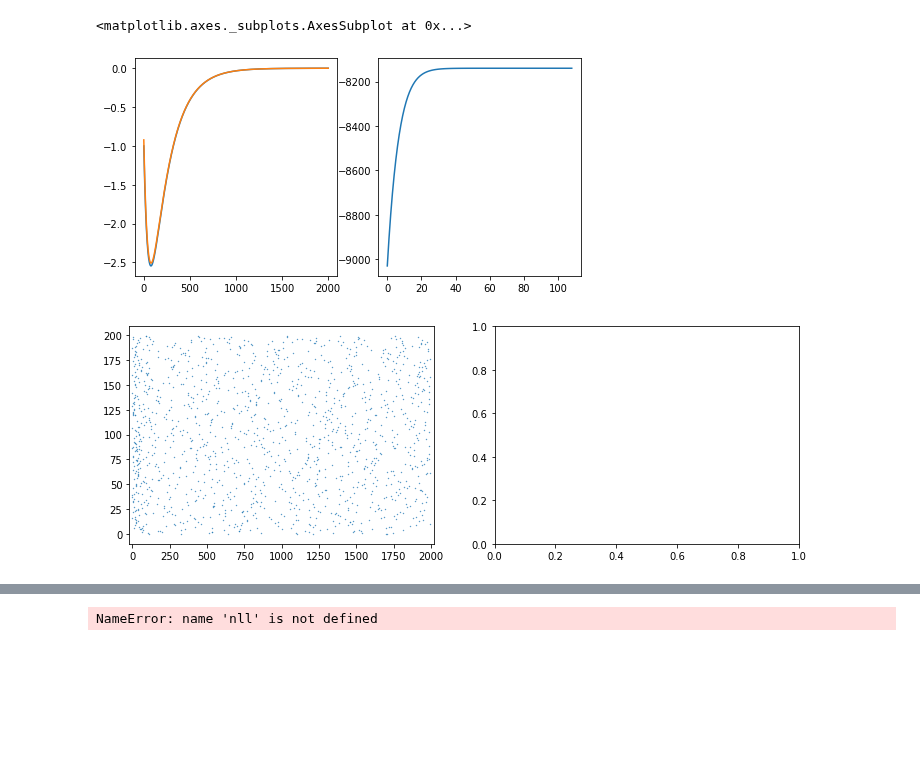
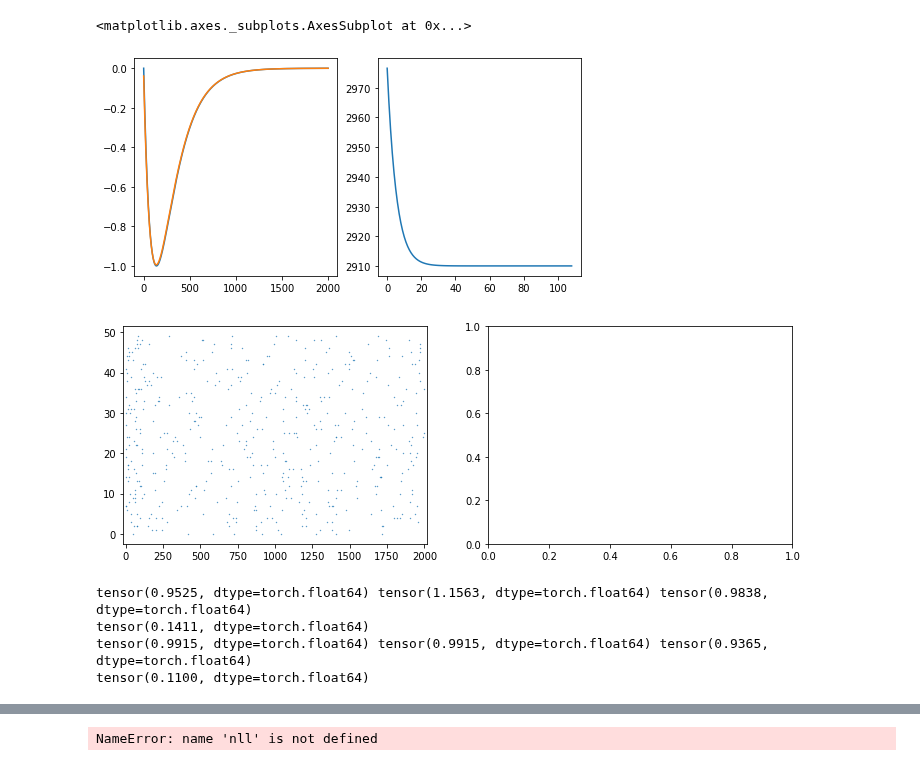
Before and after one commit to diegoarri91/mmd-glm, a Jupyter notebook: cool_stuff/thing.ipynb, the cells around one changed output, grey strips where cells are left out. Saved outputs shown, nothing was run; the diff lists cells and outputs as text; code cells hidden in the pictures; blank space fills up the shorter version.

```diff
--- a/cool_stuff/thing.ipynb
+++ b/cool_stuff/thing.ipynb
@@ -35,9 +38,9 @@ from sptr.sptr import SpikeTrain
 # num_epochs = 200
 # lr = 5e-2
 
-n = 200
+n = 50
 # eta_true = KernelFun.exponential([50], coefs=[-5])
-eta_true = KernelFun.exponential([50, 200], coefs=[4, -5])
+eta_true = KernelFun.exponential([100, 200], coefs=[4., -4.])
 glm_true = GLM(u0=-4, eta=eta_true.copy())
 
 t = np.arange(0, 2000, 1)
@@ -46,12 +49,13 @@ mask_spikes_te_torch = torch.from_numpy(mask_spikes_te.copy())
 st_dc = SpikeTrain(t, mask_spikes_te)
 
 # eta_fit = KernelFun.exponential([50], coefs=[0])
-eta_fit = KernelFun.exponential([50, 200], coefs=[2, -3])
+eta_fit = KernelFun.exponential([100, 200], coefs=[2, -3])
 
 glm_fit = GLM(u0=-3.6, eta=eta_fit.copy())
-opt = glm_fit.fit(st_dc.t, st_dc.mask, verbose=True, newton_kwargs=dict(stop_cond=1e-11))
+opt = glm_fit.fit(st_dc.t, st_dc.mask, verbose=True, newton_kwargs=dict(stop_cond=1e-12))
 
 u_fr_ml, r_fr_ml, mask_spikes_fr_ml = glm_fit.sample(t, shape=(n, ))
+mask_spikes_fr_ml_torch = torch.from_numpy(mask_spikes_fr_ml.copy())
 
 print('u0 true/fit', glm_true.u0, glm_fit.u0)
 fig, (ax1, ax2) = plt.subplots(figsize=(8, 4), ncols=2)
@@ -72,4 +76,29 @@ u0 true/fit -4 -4.043401115308225
 <matplotlib.axes._subplots.AxesSubplot at 0x...>
-[figure, old version]
+[figure, new version]
-[figure, old version]
+[figure, new version]
+# %%
+idx = np.triu_indices(n, k=1)
+idx = (torch.from_numpy(idx[0]), torch.from_numpy(idx[1]))
+
+_, _, mask_spikes_te2 = glm_true.sample(t, shape=(n,))
+mask_spikes_te_torch2 = torch.from_numpy(mask_spikes_te2.copy())
+
+norm1 = torch.mean(kernel(t, mask_spikes_te_torch, mask_spikes_te_torch)[idx])
+norm2 = torch.mean(kernel(t, mask_spikes_te_torch2, mask_spikes_te_torch2)[idx])
+dot = torch.mean(kernel(t, mask_spikes_te_torch, mask_spikes_te_torch2))
+
+print(norm1, norm2, dot)
+print(norm1 + norm2 - 2 * dot)
+
+norm1 = torch.mean(kernel(t, mask_spikes_te_torch2, mask_spikes_fr_ml_torch)[idx])
+norm2 = torch.mean(kernel(t, mask_spikes_te_torch2, mask_spikes_fr_ml_torch)[idx])
+dot = torch.mean(kernel(t, mask_spikes_te_torch2, mask_spikes_fr_ml_torch))
+
+print(norm1, norm2, dot)
+print(norm1 + norm2 - 2 * dot)
+# %% [output]
+tensor(0.9525, dtype=torch.float64) tensor(1.1563, dtype=torch.float64) tensor(0.9838, dtype=torch.float64)
+tensor(0.1411, dtype=torch.float64)
+tensor(0.9915, dtype=torch.float64) tensor(0.9915, dtype=torch.float64) tensor(0.9365, dtype=torch.float64)
+tensor(0.1100, dtype=torch.float64)
 # %%
```
Also changed, not shown: parts of 5 cells of this notebook, 15 other files.
